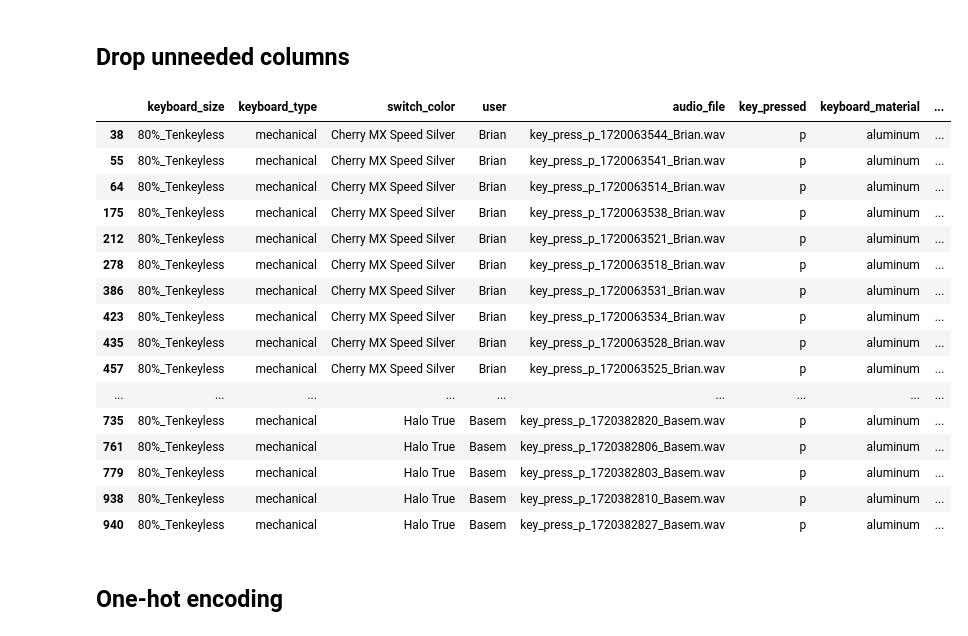
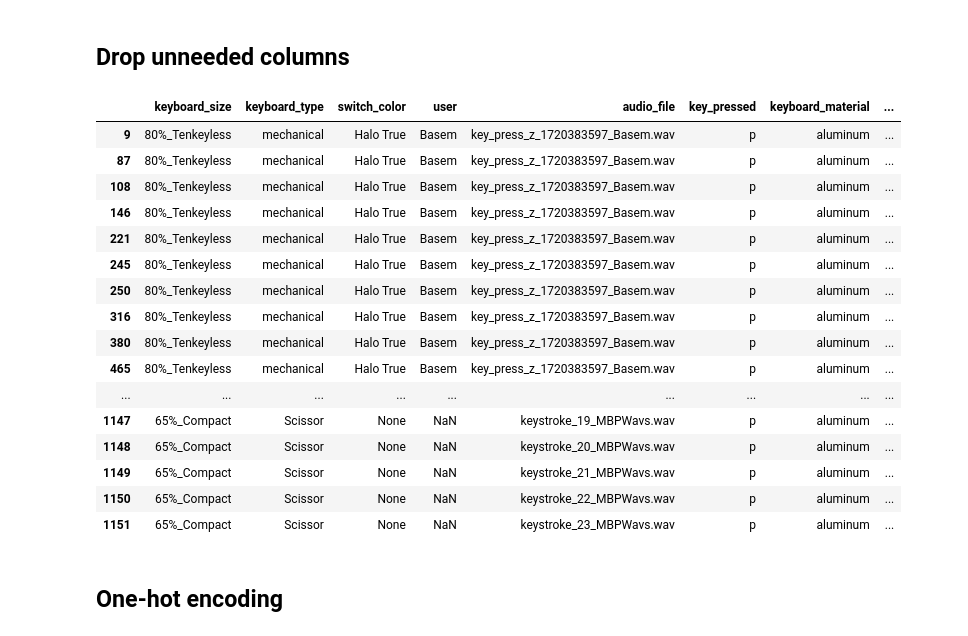
Before and after one commit to bsaleh524/keyboard_recorder, a Jupyter notebook: preprocessing/exploration_and_preproc.ipynb, the cells around one changed output. Cells and saved outputs as stored; diff of their text form; code cells hidden in the pictures.

```diff
--- a/preprocessing/exploration_and_preproc.ipynb
+++ b/preprocessing/exploration_and_preproc.ipynb
@@ -335,0 +303,3 @@ IndexError: list index out of range
+# %%
+combined_key_df = pd.concat([key_df, new_key_df, research_df], ignore_index=True)
+combined_key_df.head()
@@ -350,0 +324,8 @@ key_df.drop('keyboard_name', axis=1, inplace=True)
+# %%
+material_mapper = {'dropctrlv1': 'aluminum',
+                   'keychronq3': 'aluminum',
+                   'macbookprom1': 'aluminum'}
+combined_key_df['keyboard_name'] = combined_key_df['keyboard_name'].apply(lambda x: x.lower().replace(" ", ""))
+combined_key_df['keyboard_material'] = combined_key_df['keyboard_name'].map(material_mapper)
+combined_key_df.drop('keyboard_name', axis=1, inplace=True)
+combined_key_df.head()
@@ -351,10 +339,11 @@ key_df.drop('keyboard_name', axis=1, inplace=True)
 # %% [markdown]
 ## Add Keyboard Microhone Column cleanup
 # %%
-key_df['name'].unique()
+combined_key_df['name'].unique()
 
 microphone_mapper = {'Mic/Inst (Samson G-Track Pro)': 'Samson_GTrack_Pro',
                      'Microphone (3- USB PnP Audio De': 'GenericPnP'}
 
-key_df['microphone'] = key_df['name'].map(microphone_mapper)
-key_df.drop('name', axis=1, inplace=True)
+combined_key_df['microphone'] = combined_key_df['name'].map(microphone_mapper)
+combined_key_df.drop('name', axis=1, inplace=True)
+combined_key_df.head()
@@ -371,27 +367,27 @@ unnecessary_cols = ['default_high_input_latency',
                     'max_input_channels',
                     'max_output_channels',
                     'timestamp',]
-key_df.drop(unnecessary_cols, axis=1, inplace=True)
+combined_key_df.drop(unnecessary_cols, axis=1, inplace=True)
 # %%
-key_df[key_df['key_pressed'] == 'p']
+combined_key_df[combined_key_df['key_pressed'] == 'p']
 # %% [output]
 |  | keyboard_size | keyboard_type | switch_color | user | audio_file | key_pressed | keyboard_material | ... |
-| 38 | 80%_Tenkeyless | mechanical | Cherry MX Speed Silver | Brian | key_press_p_1720063544_Brian.wav | p | aluminum | ... |
-| 55 | 80%_Tenkeyless | mechanical | Cherry MX Speed Silver | Brian | key_press_p_1720063541_Brian.wav | p | aluminum | ... |
-| 64 | 80%_Tenkeyless | mechanical | Cherry MX Speed Silver | Brian | key_press_p_1720063514_Brian.wav | p | aluminum | ... |
-| 175 | 80%_Tenkeyless | mechanical | Cherry MX Speed Silver | Brian | key_press_p_1720063538_Brian.wav | p | aluminum | ... |
-| 212 | 80%_Tenkeyless | mechanical | Cherry MX Speed Silver | Brian | key_press_p_1720063521_Brian.wav | p | aluminum | ... |
-| 278 | 80%_Tenkeyless | mechanical | Cherry MX Speed Silver | Brian | key_press_p_1720063518_Brian.wav | p | aluminum | ... |
-| 386 | 80%_Tenkeyless | mechanical | Cherry MX Speed Silver | Brian | key_press_p_1720063531_Brian.wav | p | aluminum | ... |
-| 423 | 80%_Tenkeyless | mechanical | Cherry MX Speed Silver | Brian | key_press_p_1720063534_Brian.wav | p | aluminum | ... |
-| 435 | 80%_Tenkeyless | mechanical | Cherry MX Speed Silver | Brian | key_press_p_1720063528_Brian.wav | p | aluminum | ... |
-| 457 | 80%_Tenkeyless | mechanical | Cherry MX Speed Silver | Brian | key_press_p_1720063525_Brian.wav | p | aluminum | ... |
+| 9 | 80%_Tenkeyless | mechanical | Halo True | Basem | key_press_z_1720383597_Basem.wav | p | aluminum | ... |
+| 87 | 80%_Tenkeyless | mechanical | Halo True | Basem | key_press_z_1720383597_Basem.wav | p | aluminum | ... |
+| 108 | 80%_Tenkeyless | mechanical | Halo True | Basem | key_press_z_1720383597_Basem.wav | p | aluminum | ... |
+| 146 | 80%_Tenkeyless | mechanical | Halo True | Basem | key_press_z_1720383597_Basem.wav | p | aluminum | ... |
+| 221 | 80%_Tenkeyless | mechanical | Halo True | Basem | key_press_z_1720383597_Basem.wav | p | aluminum | ... |
+| 245 | 80%_Tenkeyless | mechanical | Halo True | Basem | key_press_z_1720383597_Basem.wav | p | aluminum | ... |
+| 250 | 80%_Tenkeyless | mechanical | Halo True | Basem | key_press_z_1720383597_Basem.wav | p | aluminum | ... |
+| 316 | 80%_Tenkeyless | mechanical | Halo True | Basem | key_press_z_1720383597_Basem.wav | p | aluminum | ... |
+| 380 | 80%_Tenkeyless | mechanical | Halo True | Basem | key_press_z_1720383597_Basem.wav | p | aluminum | ... |
+| 465 | 80%_Tenkeyless | mechanical | Halo True | Basem | key_press_z_1720383597_Basem.wav | p | aluminum | ... |
 | ... | ... | ... | ... | ... | ... | ... | ... | ... |
-| 735 | 80%_Tenkeyless | mechanical | Halo True | Basem | key_press_p_1720382820_Basem.wav | p | aluminum | ... |
-| 761 | 80%_Tenkeyless | mechanical | Halo True | Basem | key_press_p_1720382806_Basem.wav | p | aluminum | ... |
-| 779 | 80%_Tenkeyless | mechanical | Halo True | Basem | key_press_p_1720382803_Basem.wav | p | aluminum | ... |
-| 938 | 80%_Tenkeyless | mechanical | Halo True | Basem | key_press_p_1720382810_Basem.wav | p | aluminum | ... |
-| 940 | 80%_Tenkeyless | mechanical | Halo True | Basem | key_press_p_1720382827_Basem.wav | p | aluminum | ... |
+| 1147 | 65%_Compact | Scissor | None | NaN | keystroke_19_MBPWavs.wav | p | aluminum | ... |
+| 1148 | 65%_Compact | Scissor | None | NaN | keystroke_20_MBPWavs.wav | p | aluminum | ... |
+| 1149 | 65%_Compact | Scissor | None | NaN | keystroke_21_MBPWavs.wav | p | aluminum | ... |
+| 1150 | 65%_Compact | Scissor | None | NaN | keystroke_22_MBPWavs.wav | p | aluminum | ... |
+| 1151 | 65%_Compact | Scissor | None | NaN | keystroke_23_MBPWavs.wav | p | aluminum | ... |
 # %% [markdown]
 ## One-hot encoding
 # %% [markdown]
```
Also changed, not shown: parts of 17 cells of this notebook.
